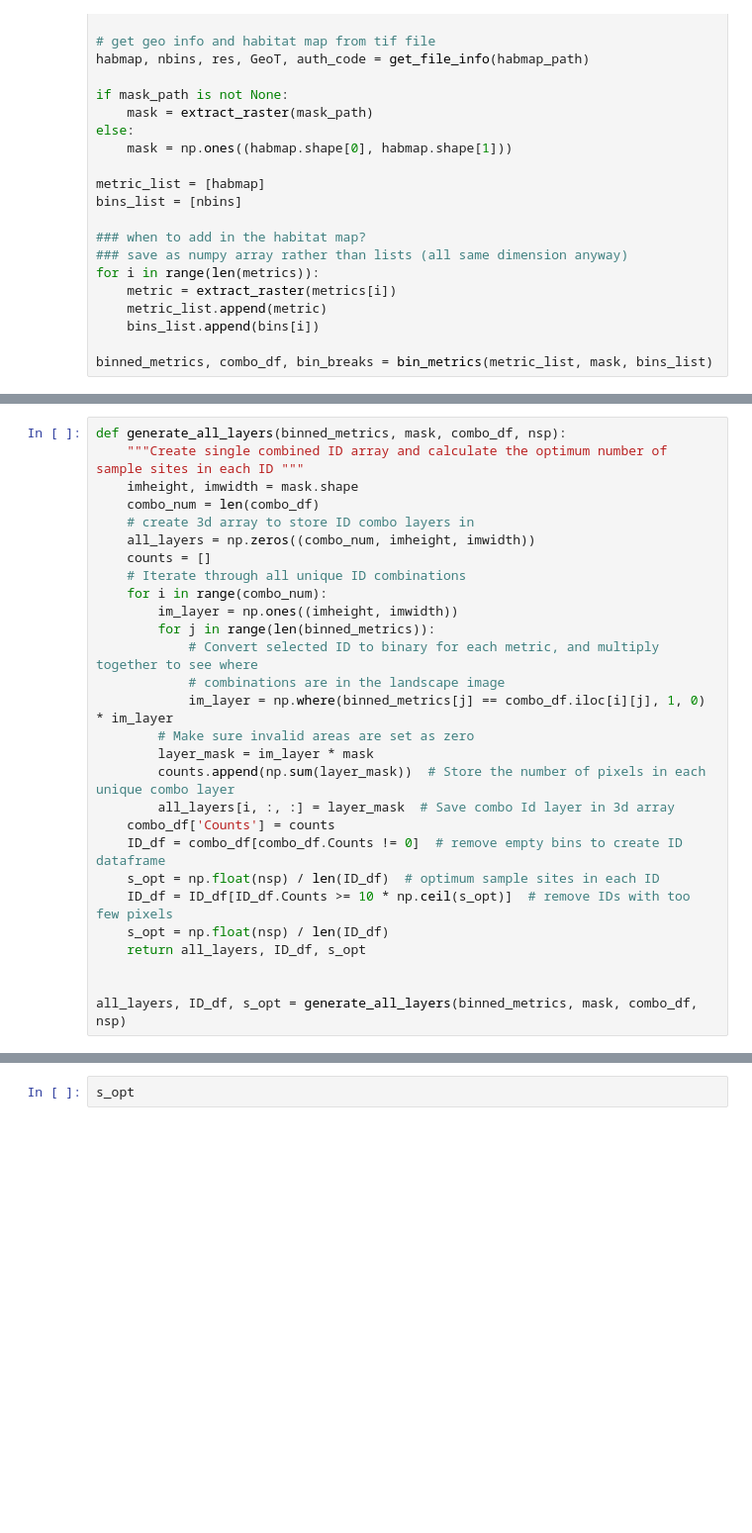
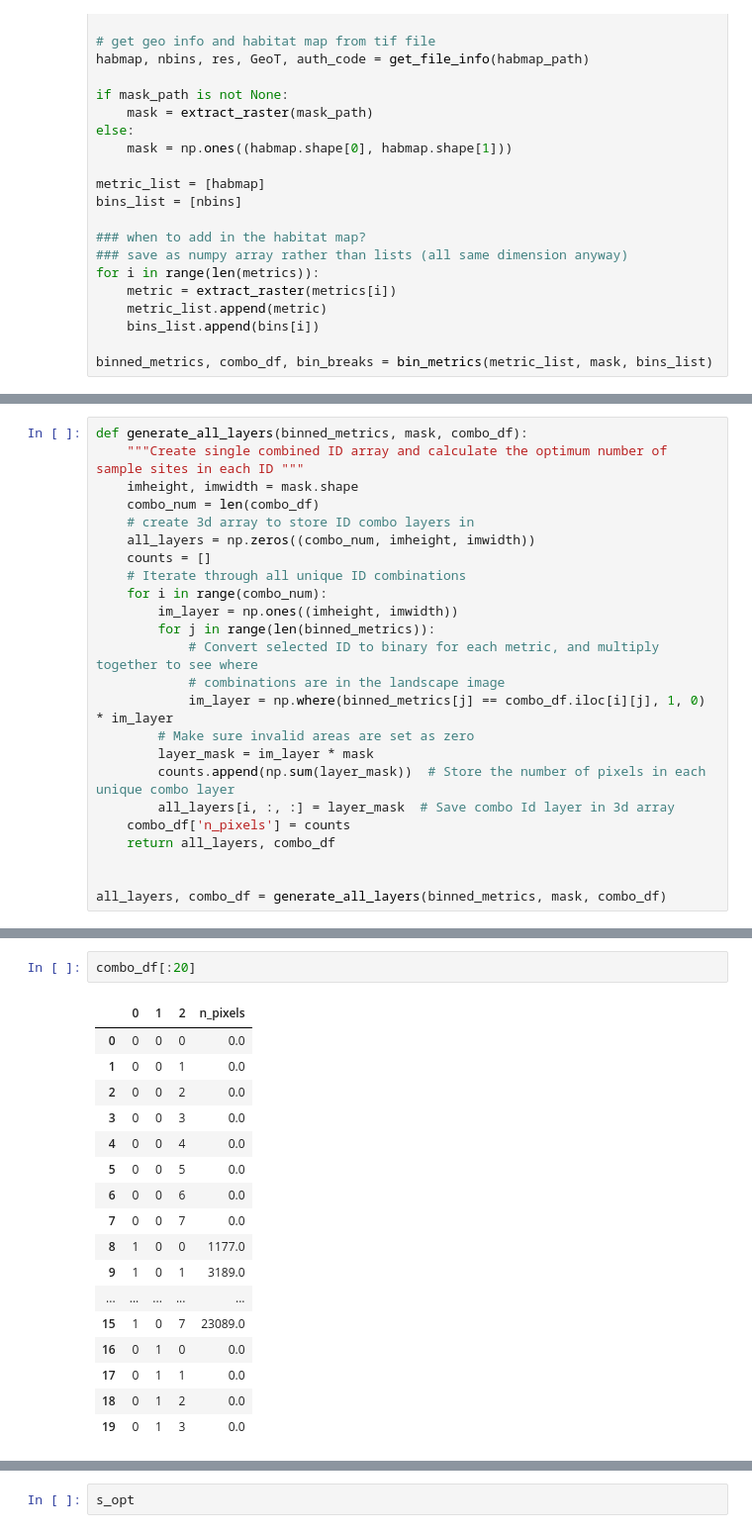
Before and after one commit to EllieBowler/optimising-sample-designs, a Jupyter notebook: uniform tests.ipynb, the cells around one changed output, grey strips where cells are left out. Shown at 99% size. Cells and saved outputs as stored; diff of their text form; blank space fills up the shorter version.

```diff
--- a/uniform tests.ipynb
+++ b/uniform tests.ipynb
@@ -158,5 +167,5 @@ plt.show()
 # %%
-def generate_all_layers(binned_metrics, mask, combo_df, nsp):
+def generate_all_layers(binned_metrics, mask, combo_df):
     """Create single combined ID array and calculate the optimum number of sample sites in each ID """
     imheight, imwidth = mask.shape
     combo_num = len(combo_df)
@@ -174,12 +183,8 @@ def generate_all_layers(binned_metrics, mask, combo_df, nsp):
         layer_mask = im_layer * mask
         counts.append(np.sum(layer_mask))  # Store the number of pixels in each unique combo layer
         all_layers[i, :, :] = layer_mask  # Save combo Id layer in 3d array
-    combo_df['Counts'] = counts
-    ID_df = combo_df[combo_df.Counts != 0]  # remove empty bins to create ID dataframe
-    s_opt = np.float(nsp) / len(ID_df)  # optimum sample sites in each ID
-    ID_df = ID_df[ID_df.Counts >= 10 * np.ceil(s_opt)]  # remove IDs with too few pixels
-    s_opt = np.float(nsp) / len(ID_df)
-    return all_layers, ID_df, s_opt
+    combo_df['n_pixels'] = counts
+    return all_layers, combo_df
 
 
-all_layers, ID_df, s_opt = generate_all_layers(binned_metrics, mask, combo_df, nsp)
+all_layers, combo_df = generate_all_layers(binned_metrics, mask, combo_df)
@@ -185,0 +195,20 @@ all_layers, ID_df, s_opt = generate_all_layers(binned_metrics, mask, combo_df, n
+# %%
+combo_df[:20]
+# %% [output]
+|  | 0 | 1 | 2 | n_pixels |
+| 0 | 0 | 0 | 0 | 0.0 |
+| 1 | 0 | 0 | 1 | 0.0 |
+| 2 | 0 | 0 | 2 | 0.0 |
+| 3 | 0 | 0 | 3 | 0.0 |
+| 4 | 0 | 0 | 4 | 0.0 |
+| 5 | 0 | 0 | 5 | 0.0 |
+| 6 | 0 | 0 | 6 | 0.0 |
+| 7 | 0 | 0 | 7 | 0.0 |
+| 8 | 1 | 0 | 0 | 1177.0 |
+| 9 | 1 | 0 | 1 | 3189.0 |
+| ... | ... | ... | ... | ... |
+| 15 | 1 | 0 | 7 | 23089.0 |
+| 16 | 0 | 1 | 0 | 0.0 |
+| 17 | 0 | 1 | 1 | 0.0 |
+| 18 | 0 | 1 | 2 | 0.0 |
+| 19 | 0 | 1 | 3 | 0.0 |
```
Also changed, not shown: parts of 6 cells of this notebook, 2 other files.
